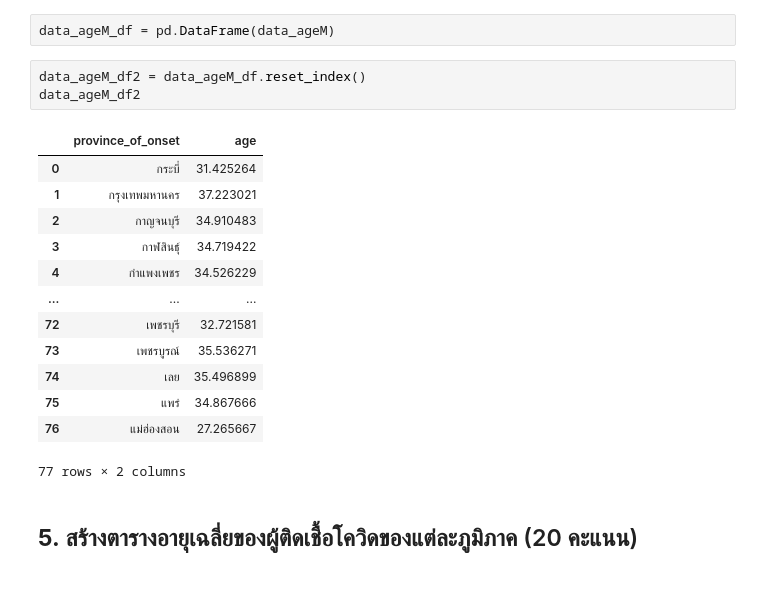
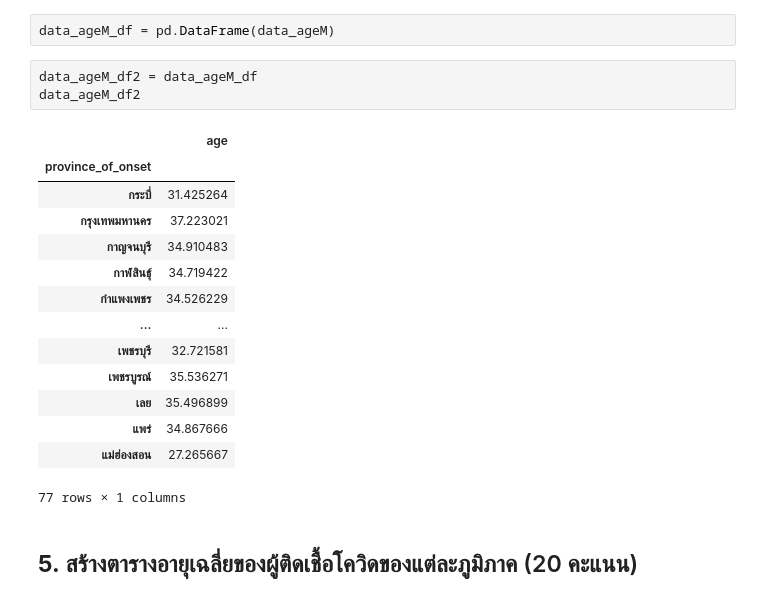
Before and after one commit to Ppangchon/data_viz_2022, a Jupyter notebook: BasicPython&DataViz midterm2022.ipynb, the cells around one changed output. Saved outputs shown, nothing was run; the diff lists cells and outputs as text.

```diff
--- a/BasicPython&DataViz midterm2022.ipynb
+++ b/BasicPython&DataViz midterm2022.ipynb
@@ -1265,22 +1265,23 @@ data_ageM = case_pro.groupby('province_of_onset')['age'].mean() # หาอา
 # %%
 data_ageM_df = pd.DataFrame(data_ageM)
 # %%
-data_ageM_df2 = data_ageM_df.reset_index()
+data_ageM_df2 = data_ageM_df
 data_ageM_df2
 # %% [output]
-|  | province_of_onset | age |
-| 0 | กระบี่ | 31.425264 |
-| 1 | กรุงเทพมหานคร | 37.223021 |
-| 2 | กาญจนบุรี | 34.910483 |
-| 3 | กาฬสินธุ์ | 34.719422 |
-| 4 | กำแพงเพชร | 34.526229 |
-| ... | ... | ... |
-| 72 | เพชรบุรี | 32.721581 |
-| 73 | เพชรบูรณ์ | 35.536271 |
-| 74 | เลย | 35.496899 |
-| 75 | แพร่ | 34.867666 |
-| 76 | แม่ฮ่องสอน | 27.265667 |
+|  | age |
+| province_of_onset |  |
+| กระบี่ | 31.425264 |
+| กรุงเทพมหานคร | 37.223021 |
+| กาญจนบุรี | 34.910483 |
+| กาฬสินธุ์ | 34.719422 |
+| กำแพงเพชร | 34.526229 |
+| ... | ... |
+| เพชรบุรี | 32.721581 |
+| เพชรบูรณ์ | 35.536271 |
+| เลย | 35.496899 |
+| แพร่ | 34.867666 |
+| แม่ฮ่องสอน | 27.265667 |
-77 rows × 2 columns
+77 rows × 1 columns
 # %% [markdown]
 ## **5.** สร้างตารางอายุเฉลี่ยของผู้ติดเชื้อโควิดของแต่ละภูมิภาค (20 คะแนน)
 # %% [markdown]
```
